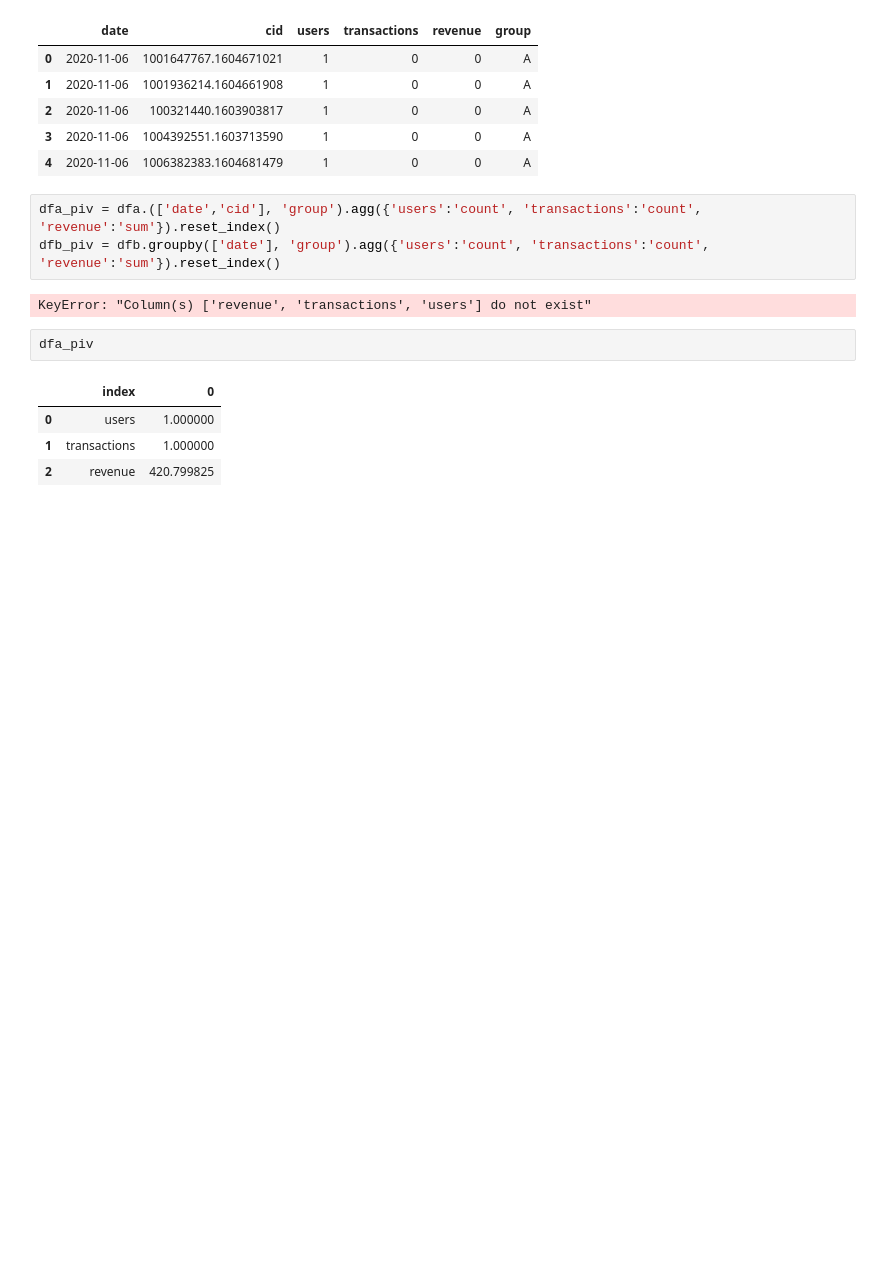
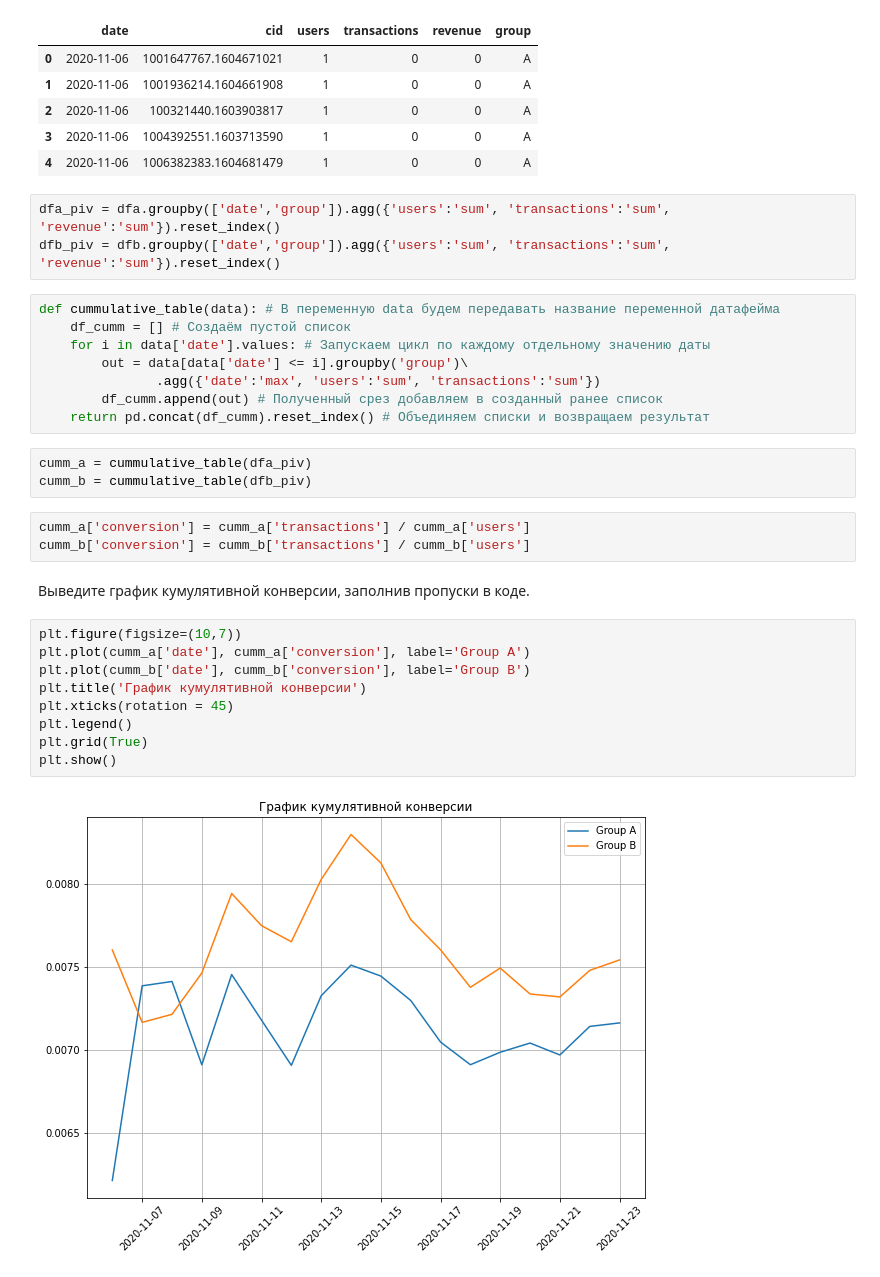
Before and after one commit to VRaptor555/my-apps, a Jupyter notebook: module54/ab_test1.ipynb, the cells around one changed output. Cells and saved outputs as stored; diff of their text form; blank space fills up the shorter version.

```diff
--- a/module54/ab_test1.ipynb
+++ b/module54/ab_test1.ipynb
@@ -166,14 +166,32 @@ dfa.head()
 | 3 | 2020-11-06 | 1004392551.1603713590 | 1 | 0 | 0 | A |
 | 4 | 2020-11-06 | 1006382383.1604681479 | 1 | 0 | 0 | A |
 # %%
-dfa_piv = dfa.(['date','cid'], 'group').agg({'users':'count', 'transactions':'count', 'revenue':'sum'}).reset_index()
-dfb_piv = dfb.groupby(['date'], 'group').agg({'users':'count', 'transactions':'count', 'revenue':'sum'}).reset_index()
+dfa_piv = dfa.groupby(['date','group']).agg({'users':'sum', 'transactions':'sum', 'revenue':'sum'}).reset_index()
+dfb_piv = dfb.groupby(['date','group']).agg({'users':'sum', 'transactions':'sum', 'revenue':'sum'}).reset_index()
-# %% [output]
-KeyError: "Column(s) ['revenue', 'transactions', 'users'] do not exist"
-# %%
-dfa_piv
-# %% [output]
-|  | index | 0 |
-| 0 | users | 1.000000 |
-| 1 | transactions | 1.000000 |
-| 2 | revenue | 420.799825 |
+# %%
+def cummulative_table(data): # В переменную data будем передавать название переменной датафейма
+    df_cumm = [] # Создаём пустой список
+    for i in data['date'].values: # Запускаем цикл по каждому отдельному значению даты
+        out = data[data['date'] <= i].groupby('group')\
+               .agg({'date':'max', 'users':'sum', 'transactions':'sum'})
+        df_cumm.append(out) # Полученный срез добавляем в созданный ранее список
+    return pd.concat(df_cumm).reset_index() # Объединяем списки и возвращаем результат
+# %%
+cumm_a = cummulative_table(dfa_piv)
+cumm_b = cummulative_table(dfb_piv)
+# %%
+cumm_a['conversion'] = cumm_a['transactions'] / cumm_a['users']
+cumm_b['conversion'] = cumm_b['transactions'] / cumm_b['users']
+# %% [markdown]
+Выведите график кумулятивной конверсии, заполнив пропуски в коде.
+# %%
+plt.figure(figsize=(10,7))
+plt.plot(cumm_a['date'], cumm_a['conversion'], label='Group A')
+plt.plot(cumm_b['date'], cumm_b['conversion'], label='Group B')
+plt.title('График кумулятивной конверсии')
+plt.xticks(rotation = 45)
+plt.legend()
+plt.grid(True)
+plt.show()
+# %% [output]
+[figure, added]
```
